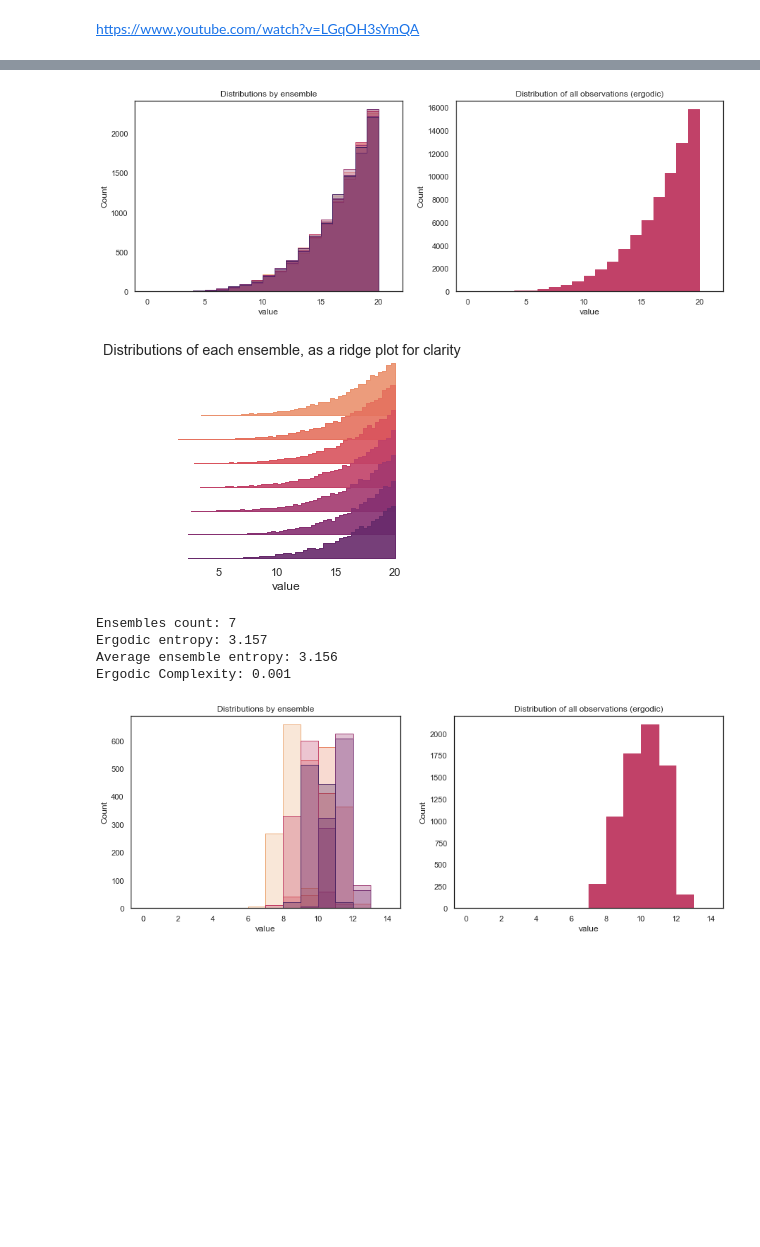
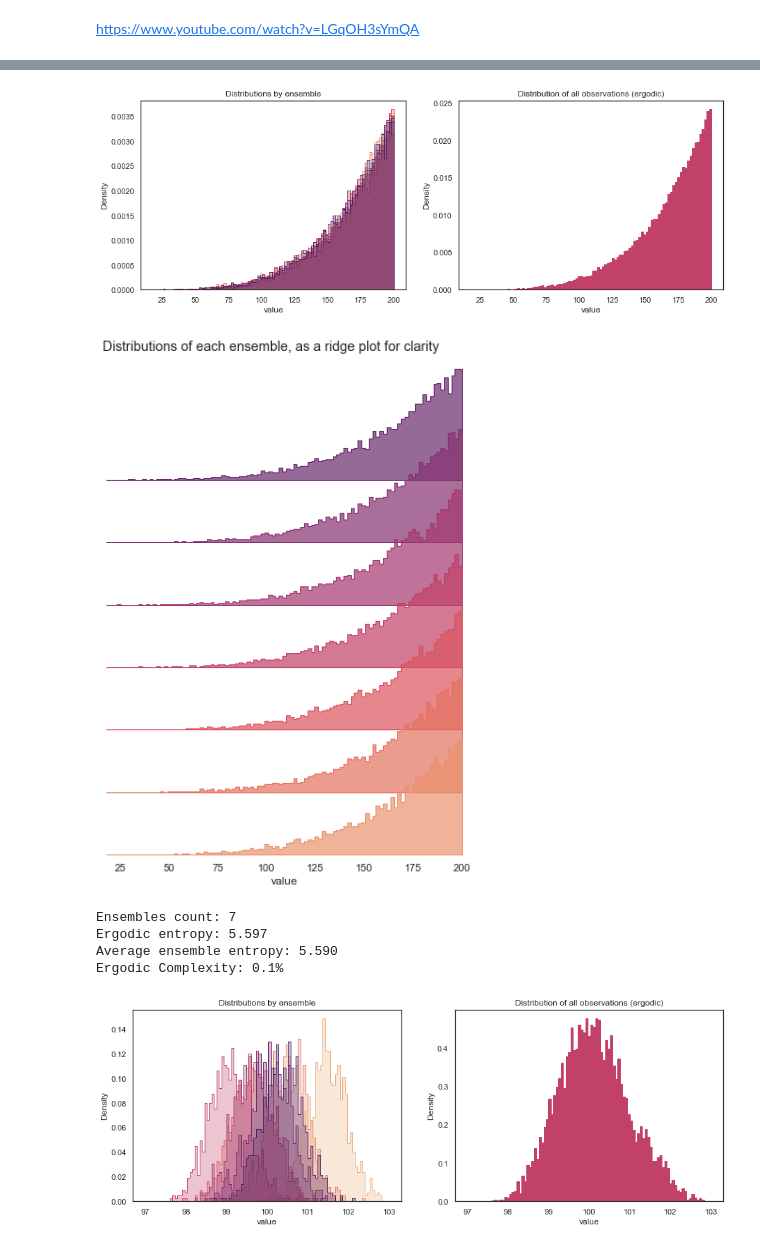
Before and after one commit to timjdavey/incoherence, a Jupyter notebook: notebooks/Demonstration Ergodic entropy.ipynb, the cells around one changed output, grey strips where cells are left out. Drawn from its saved outputs; the diff is of its cells as text; code cells hidden in the pictures; blank space fills up the shorter version.

```diff
--- a/notebooks/Demonstration Ergodic entropy.ipynb
+++ b/notebooks/Demonstration Ergodic entropy.ipynb
@@ -30,6 +30,6 @@ g.set(yscale='log')
 # %%
 # Standardise
-MAX = 20
+MAX = 200
 ENSEMBLES = 7
 OBS = 10000
 
@@ -39,24 +39,25 @@ def gen_ee(func):
         row = func()
         data.append(row)
     data = np.array(data)
-    ee = entropy.ErgodicEnsemble(observations=data, bins=np.arange(data.max()+2))
+    bins = np.linspace(int(np.floor(data.min())), int(np.ceil(data.max())), int(OBS/100))
+    ee = ErgodicEnsemble(observations=data, bins=bins)
     return ee
 # %%
 eep = gen_ee(lambda: np.random.power(5,OBS)*MAX)
 eep.plot()
 # %% [output]
-[figure, old version]
+[figure, new version]
 # %%
-eep.plot(ridge=True)
+eep.ridge()
 # %% [output]
-[figure, old version]
+[figure, new version]
 # %%
 eep.stats()
 # %% [output]
 Ensembles count: 7
-Ergodic entropy: 3.157
-Average ensemble entropy: 3.156
-Ergodic Complexity: 0.001
+Ergodic entropy: 5.597
+Average ensemble entropy: 5.590
+Ergodic Complexity: 0.1%
 # %%
 def uni_data():
     mu = np.random.normal(MAX/2, 1)
@@ -65,5 +66,5 @@ def uni_data():
 eeu = gen_ee(uni_data)
 eeu.plot()
 # %% [output]
-[figure, old version]
+[figure, new version]
 # %%
```
Also changed, not shown: parts of 6 cells of this notebook, 15 other files.
